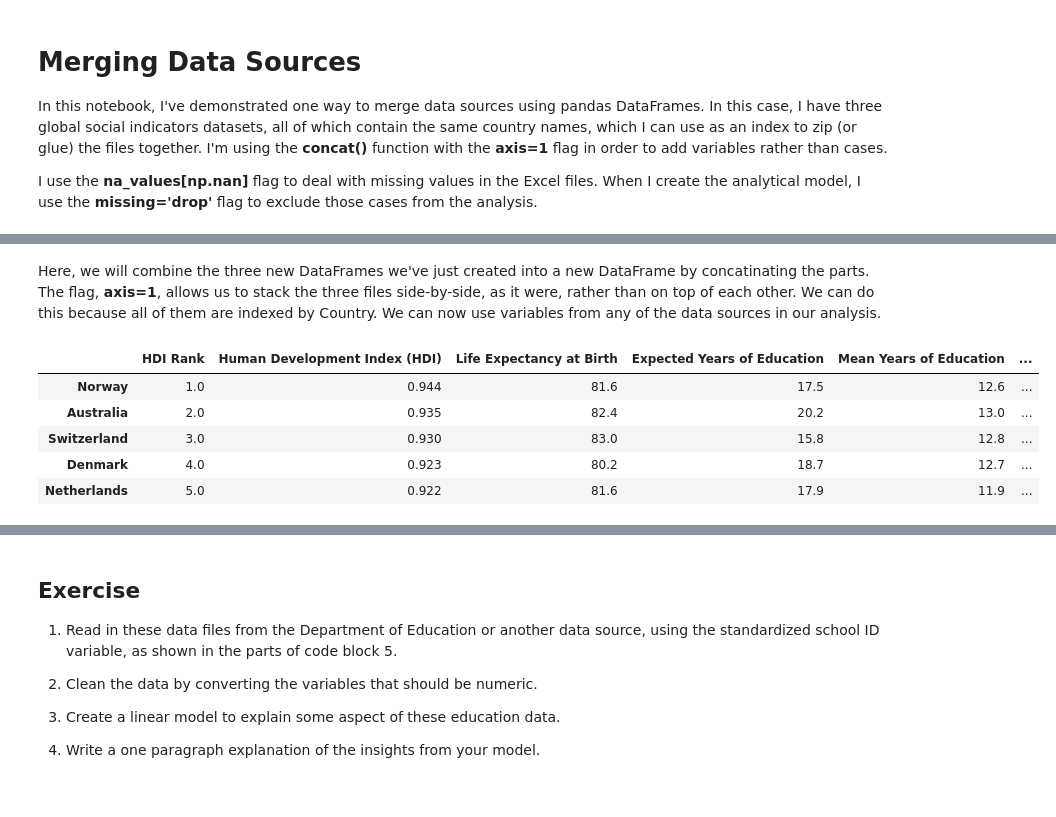
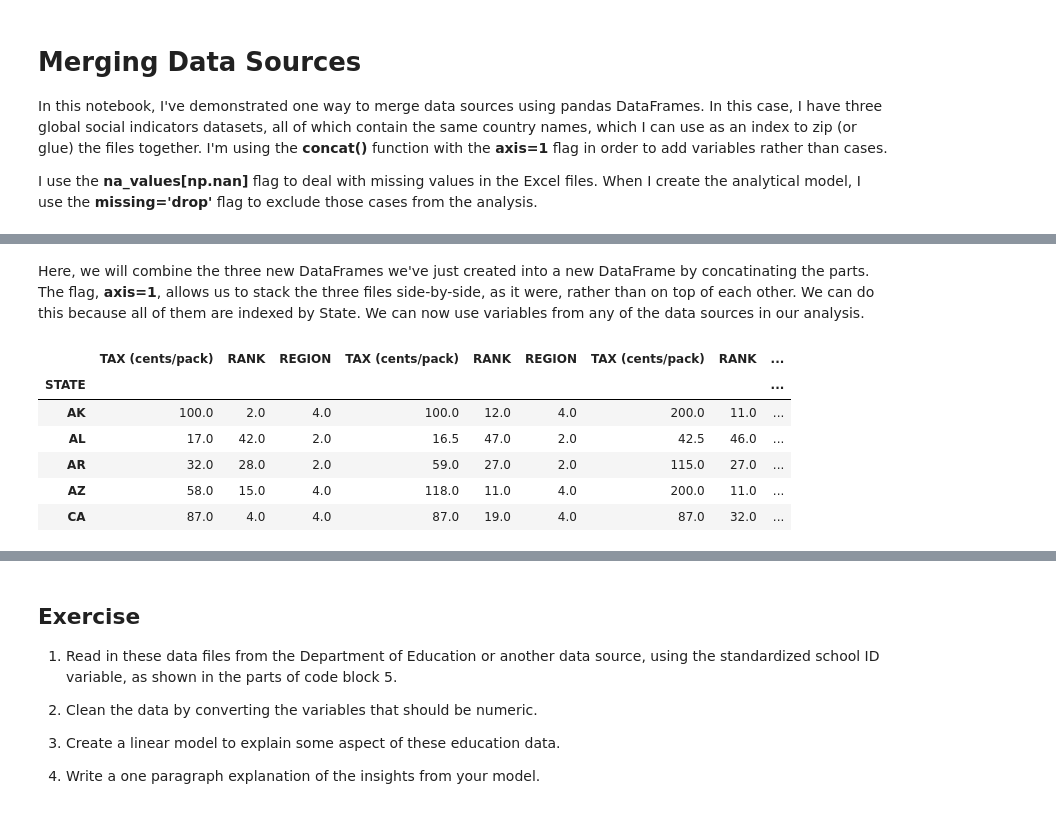
Before and after one commit to 550tealeaves/DATA-70500-working-with-data, a Jupyter notebook: HW3_MergingData.ipynb, the cells around one changed output, grey strips where cells are left out. Cells and saved outputs as stored; diff of their text form; code cells hidden in the pictures.

```diff
--- a/HW3_MergingData.ipynb
+++ b/HW3_MergingData.ipynb
@@ -14,9 +14,9 @@ import statsmodels.api as sm
 import seaborn as sb
 import matplotlib.pyplot as plt
 # %%
-# Code block 2a: Reading an Excel spreadsheet to combine
-# Country = index
+# Code block 2a: Reading CSV file
+# State = index
 # Also tell what they should do w/ n/a
-GlobalIndicators1 = pd.read_excel('http://data.shortell.nyc/files/HumanDevelopment.xlsx', index_col='Country', na_values=[np.nan])
-GlobalIndicators1.head()
+Cig2004 = pd.read_csv('https://raw.githubusercontent.com/550tealeaves/DATA-70500-working-with-data/refs/heads/main/datasets/cigarette%20taxes_2004.csv', index_col='STATE', na_values=[np.nan])
+Cig2004.head()
 # %% [output]
@@ -67,0 +30,4 @@ GlobalIndicators4.head()
+# %%
+# Code block 2b: Reading 2nd CSV file
+Cig2020 = pd.read_csv('https://raw.githubusercontent.com/550tealeaves/DATA-70500-working-with-data/refs/heads/main/datasets/cigarette%20taxes_2020.csv', index_col='STATE', na_values=[np.nan])
+Cig2020.head()
@@ -67,0 +42,5 @@ GlobalIndicators4.head()
+# %%
+# Code block 2c: Reading a third CSV file
+# Use the raw content URL for the CSV file.
+Cig2010 = pd.read_csv('https://raw.githubusercontent.com/550tealeaves/DATA-70500-working-with-data/main/datasets/cigarette%20taxes_2010.csv', index_col='STATE', na_values=[np.nan])
+Cig2010.head()
@@ -67,0 +55,5 @@ GlobalIndicators4.head()
+# %%
+# Code block 2d: Reading a fourth CSV file
+# Use the raw content URL for the CSV file.
+Cig2001 = pd.read_csv('https://raw.githubusercontent.com/550tealeaves/DATA-70500-working-with-data/main/datasets/cigarette%20taxes_2001.csv', index_col='STATE', na_values=[np.nan])
+Cig2001.head()
@@ -68,14 +68,15 @@ GlobalIndicators4.head()
 # %% [markdown]
-Here, we will combine the three new DataFrames we've just created into a new DataFrame by concatinating the parts. The flag, **axis=1**, allows us to stack the three files side-by-side, as it were, rather than on top of each other. We can do this because all of them are indexed by Country. We can now use variables from any of the data sources in our analysis.
+Here, we will combine the three new DataFrames we've just created into a new DataFrame by concatinating the parts. The flag, **axis=1**, allows us to stack the three files side-by-side, as it were, rather than on top of each other. We can do this because all of them are indexed by State. We can now use variables from any of the data sources in our analysis.
 # %%
 # Code block 3: Merging the DataFrames using the concat method in pandas
-# indexed all files by country and uses concat method to combine them
-GlobalIndicatorsTotal = pd.concat([GlobalIndicators1, GlobalIndicators2, GlobalIndicators3, GlobalIndicators4], axis=1)
-GlobalIndicatorsTotal.head() # shows new measures added
+# indexed all files by state and uses concat method to combine them
+CigTotal = pd.concat([Cig2001, Cig2004, Cig2010, Cig2020], axis=1)
+CigTotal.head() # shows new measures added
 # %% [output]
-|  | HDI Rank | Human Development Index (HDI) | Life Expectancy at Birth | Expected Years of Education | Mean Years of Education | ... |
-| Norway | 1.0 | 0.944 | 81.6 | 17.5 | 12.6 | ... |
-| Australia | 2.0 | 0.935 | 82.4 | 20.2 | 13.0 | ... |
-| Switzerland | 3.0 | 0.930 | 83.0 | 15.8 | 12.8 | ... |
-| Denmark | 4.0 | 0.923 | 80.2 | 18.7 | 12.7 | ... |
-| Netherlands | 5.0 | 0.922 | 81.6 | 17.9 | 11.9 | ... |
+|  | TAX (cents/pack) | RANK | REGION | TAX (cents/pack) | RANK | REGION | TAX (cents/pack) | RANK | ... |
+| STATE |  |  |  |  |  |  |  |  | ... |
+| AK | 100.0 | 2.0 | 4.0 | 100.0 | 12.0 | 4.0 | 200.0 | 11.0 | ... |
+| AL | 17.0 | 42.0 | 2.0 | 16.5 | 47.0 | 2.0 | 42.5 | 46.0 | ... |
+| AR | 32.0 | 28.0 | 2.0 | 59.0 | 27.0 | 2.0 | 115.0 | 27.0 | ... |
+| AZ | 58.0 | 15.0 | 4.0 | 118.0 | 11.0 | 4.0 | 200.0 | 11.0 | ... |
+| CA | 87.0 | 4.0 | 4.0 | 87.0 | 19.0 | 4.0 | 87.0 | 32.0 | ... |
```
Also changed, not shown: parts of 27 cells of this notebook.
